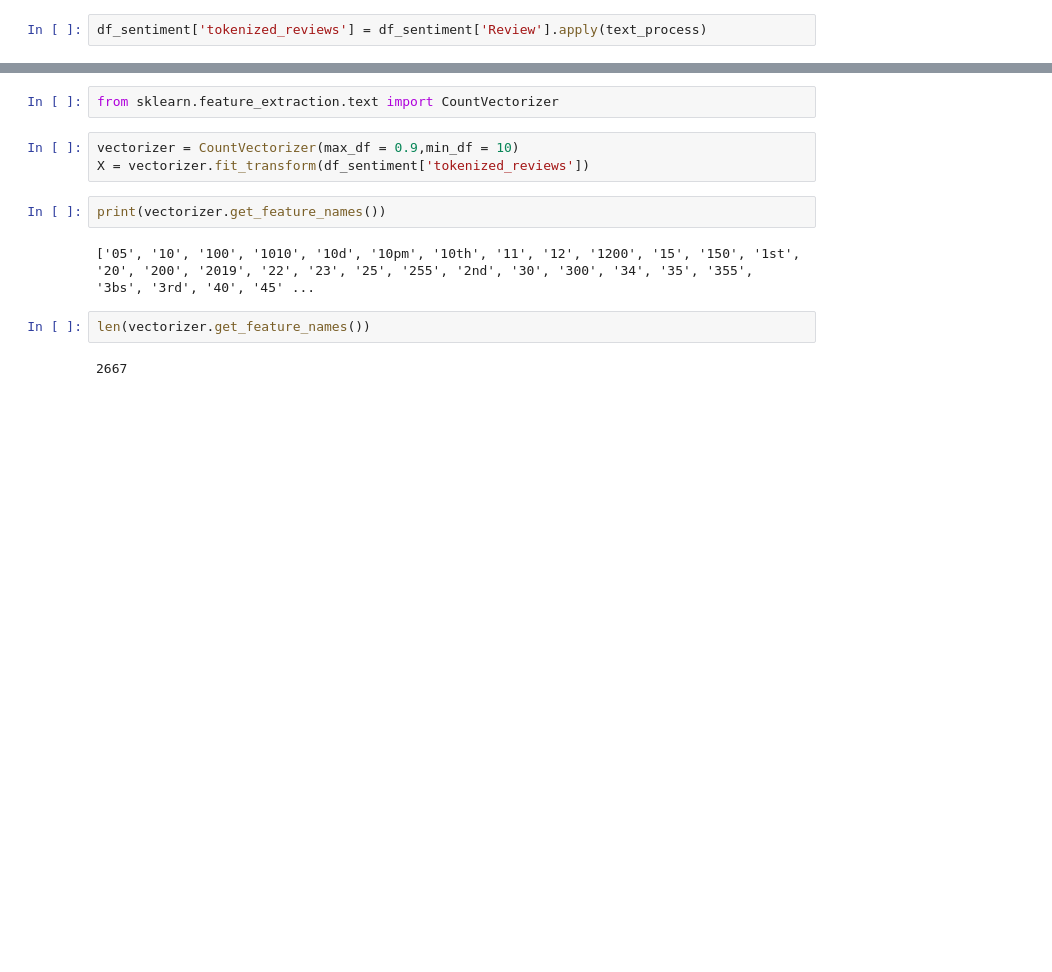
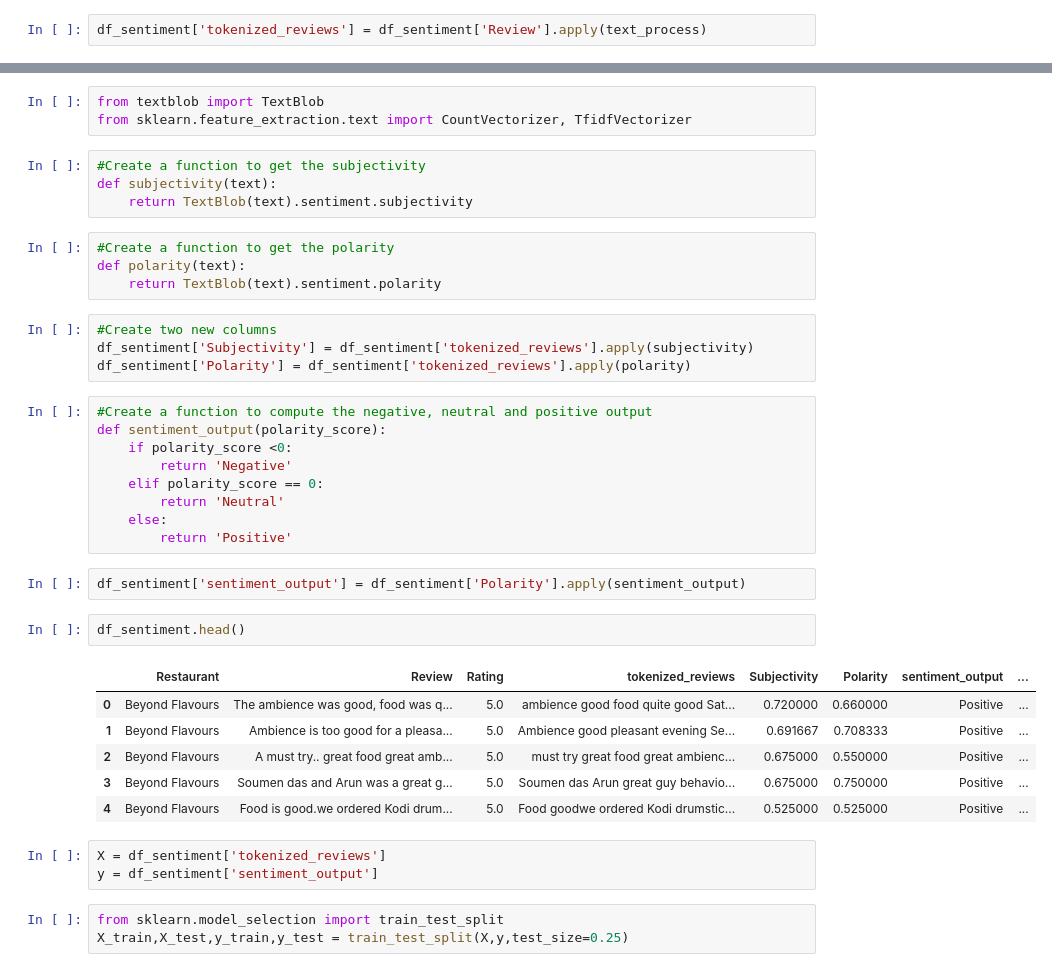
Before and after one commit to Ganeshwalimbe/ZOMATO-RESTAURANT-CLUSTERING-AND-SENTIMENT-ANALYSIS, a Jupyter notebook: Ganesh_Walimbe_Capstone_project_ZOMATO_RESTAURANT_CLUSTERING_AND_SENTIMENT_ANALYSIS.ipynb, the cells around one changed output, grey strips where cells are left out. Cells and saved outputs as stored; diff of their text form; blank space fills up the shorter version.

Commit message:
performing sentimental analysis

```diff
--- a/Ganesh_Walimbe_Capstone_project_ZOMATO_RESTAURANT_CLUSTERING_AND_SENTIMENT_ANALYSIS.ipynb
+++ b/Ganesh_Walimbe_Capstone_project_ZOMATO_RESTAURANT_CLUSTERING_AND_SENTIMENT_ANALYSIS.ipynb
@@ -833,13 +861,41 @@ df_sentiment['tokenized_reviews'] = df_sentiment['Review'].apply(text_process)
 # %%
-from sklearn.feature_extraction.text import CountVectorizer
+from textblob import TextBlob
+from sklearn.feature_extraction.text import CountVectorizer, TfidfVectorizer
-# %%
-vectorizer = CountVectorizer(max_df = 0.9,min_df = 10)
-X = vectorizer.fit_transform(df_sentiment['tokenized_reviews'])
-# %%
-print(vectorizer.get_feature_names())
-# %% [output]
-['05', '10', '100', '1010', '10d', '10pm', '10th', '11', '12', '1200', '15', '150', '1st', '20', '200', '2019', '22', '23', '25', '255', '2nd', '30', '300', '34', '35', '355', '3bs', '3rd', '40', '45' ...
-# %%
-len(vectorizer.get_feature_names())
-# %% [output]
-2667
+# %%
+#Create a function to get the subjectivity
+def subjectivity(text):
+    return TextBlob(text).sentiment.subjectivity
+# %%
+#Create a function to get the polarity
+def polarity(text):
+    return TextBlob(text).sentiment.polarity
+# %%
+#Create two new columns
+df_sentiment['Subjectivity'] = df_sentiment['tokenized_reviews'].apply(subjectivity)
+df_sentiment['Polarity'] = df_sentiment['tokenized_reviews'].apply(polarity)
+# %%
+#Create a function to compute the negative, neutral and positive output
+def sentiment_output(polarity_score):
+    if polarity_score <0:
+        return 'Negative'
+    elif polarity_score == 0:
+        return 'Neutral'
+    else:
+        return 'Positive'
+# %%
+df_sentiment['sentiment_output'] = df_sentiment['Polarity'].apply(sentiment_output)
+# %%
+df_sentiment.head()
+# %% [output]
+|  | Restaurant | Review | Rating | tokenized_reviews | Subjectivity | Polarity | sentiment_output | ... |
+| 0 | Beyond Flavours | The ambience was good, food was q... | 5.0 | ambience good food quite good Sat... | 0.720000 | 0.660000 | Positive | ... |
+| 1 | Beyond Flavours | Ambience is too good for a pleasa... | 5.0 | Ambience good pleasant evening Se... | 0.691667 | 0.708333 | Positive | ... |
+| 2 | Beyond Flavours | A must try.. great food great amb... | 5.0 | must try great food great ambienc... | 0.675000 | 0.550000 | Positive | ... |
+| 3 | Beyond Flavours | Soumen das and Arun was a great g... | 5.0 | Soumen das Arun great guy behavio... | 0.675000 | 0.750000 | Positive | ... |
+| 4 | Beyond Flavours | Food is good.we ordered Kodi drum... | 5.0 | Food goodwe ordered Kodi drumstic... | 0.525000 | 0.525000 | Positive | ... |
+# %%
+X = df_sentiment['tokenized_reviews']
+y = df_sentiment['sentiment_output']
+# %%
+from sklearn.model_selection import train_test_split
+X_train,X_test,y_train,y_test = train_test_split(X,y,test_size=0.25)
```
Also changed, not shown: parts of 27 cells of this notebook.
